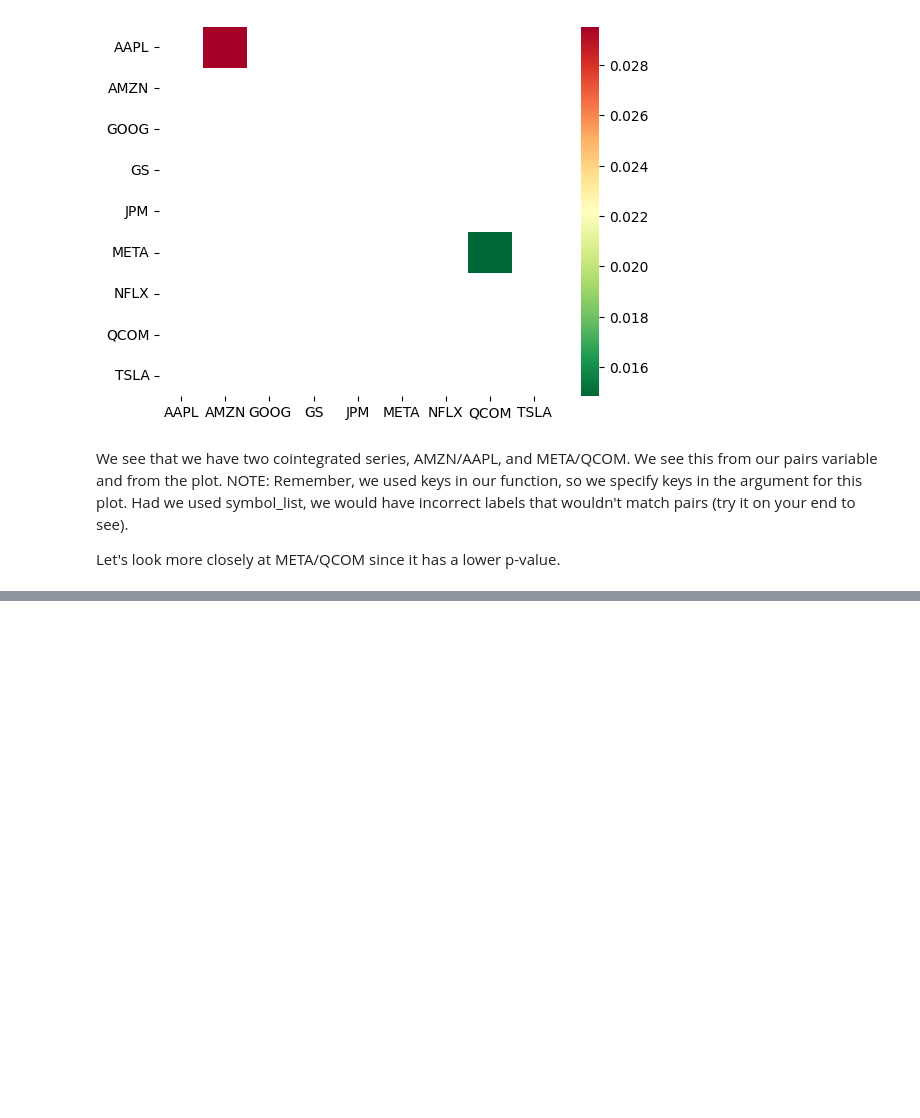
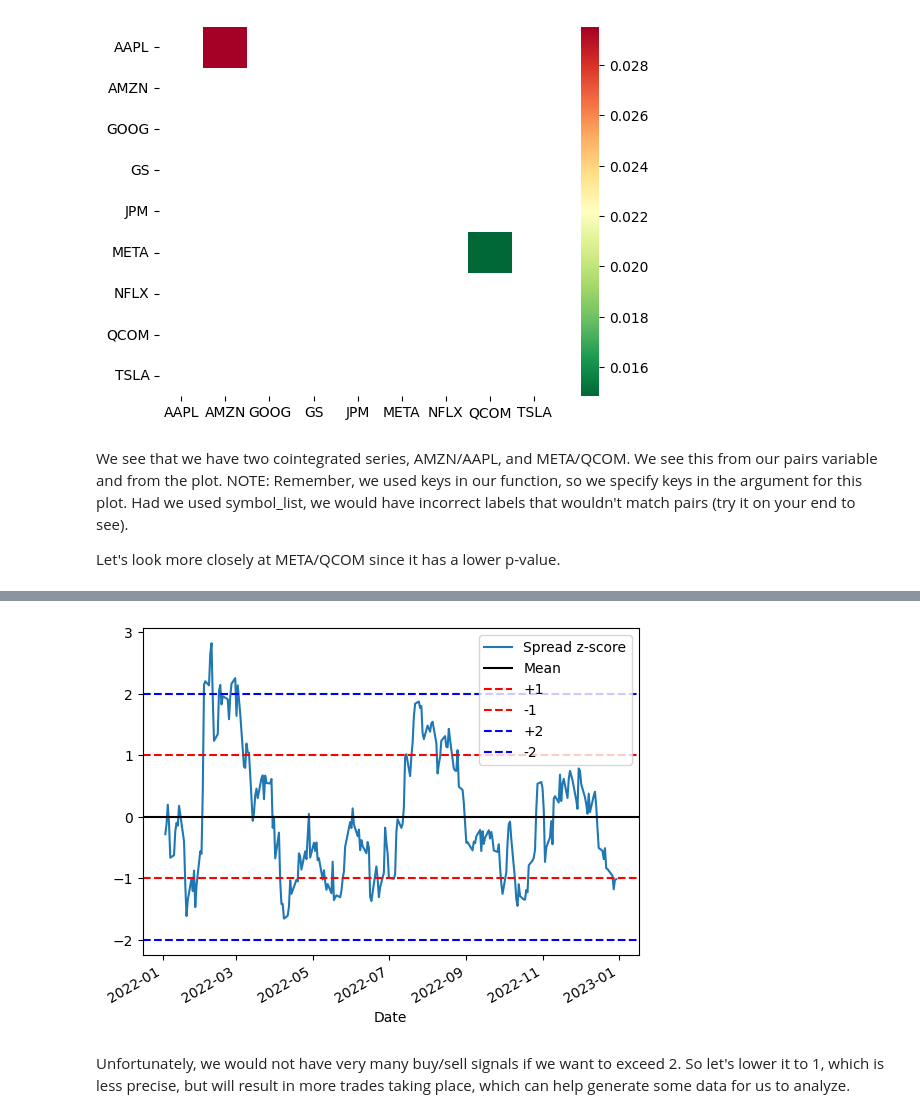
Before and after one commit to at672/CS-Backtesting, a Jupyter notebook: Pairs_Trading.ipynb, the cells around one changed output, grey strips where cells are left out. Drawn from its saved outputs; the diff is of its cells as text; code cells hidden in the pictures; blank space fills up the shorter version.

```diff
--- a/Pairs_Trading.ipynb
+++ b/Pairs_Trading.ipynb
@@ -97,0 +156,15 @@ Let's look more closely at META/QCOM since it has a lower p-value.
+# %%
+def zscore(series):
+    return (series - series.mean()) / np.std(series)
+
+zscore(spread).plot()
+plt.axhline(zscore(spread).mean(), color='black')
+plt.axhline(1.0, color='red', linestyle='--')
+plt.axhline(-1.0, color='red', linestyle='--')
+plt.axhline(2.0, color='blue', linestyle='--')
+plt.axhline(-2.0, color='blue', linestyle='--')
+plt.legend(['Spread z-score', 'Mean', '+1', '-1', '+2', '-2']);
+# %% [output]
+[figure, added]
+# %% [markdown]
+Unfortunately, we would not have very many buy/sell signals if we want to exceed 2. So let's lower it to 1, which is less precise, but will result in more trades taking place, which can help generate some data for us to analyze.
```
Also changed, not shown: parts of 12 cells of this notebook.
